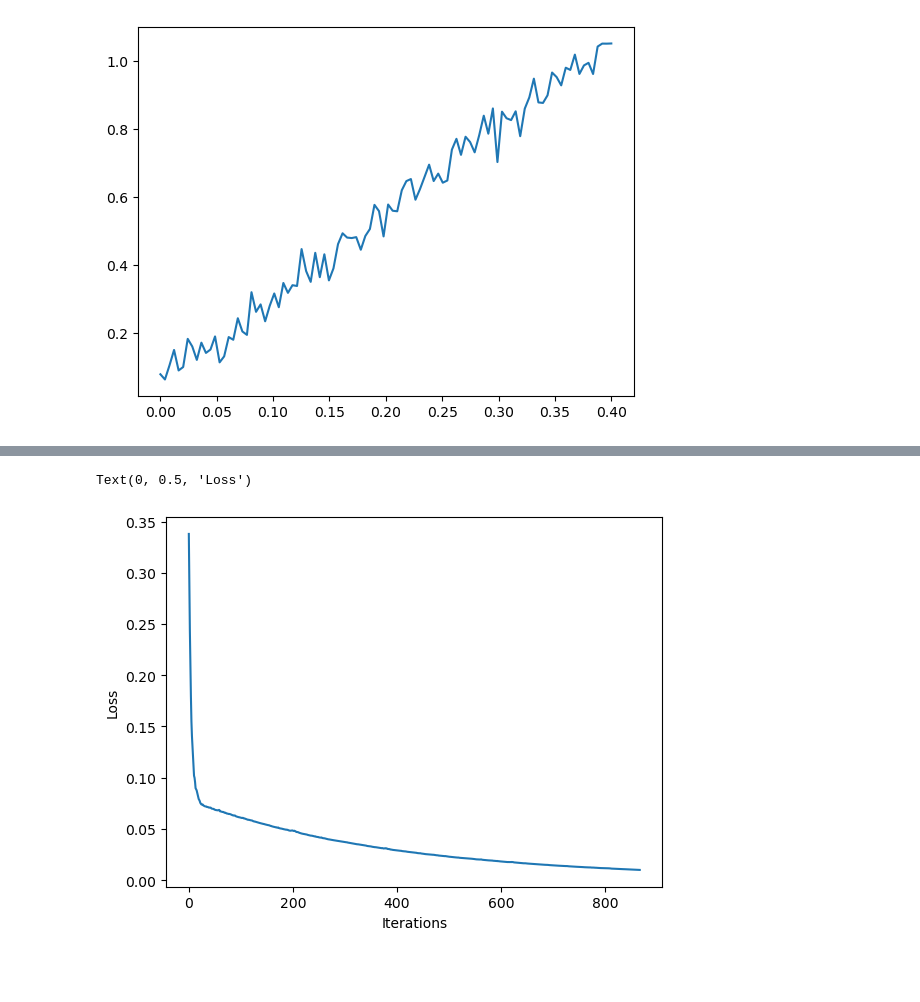
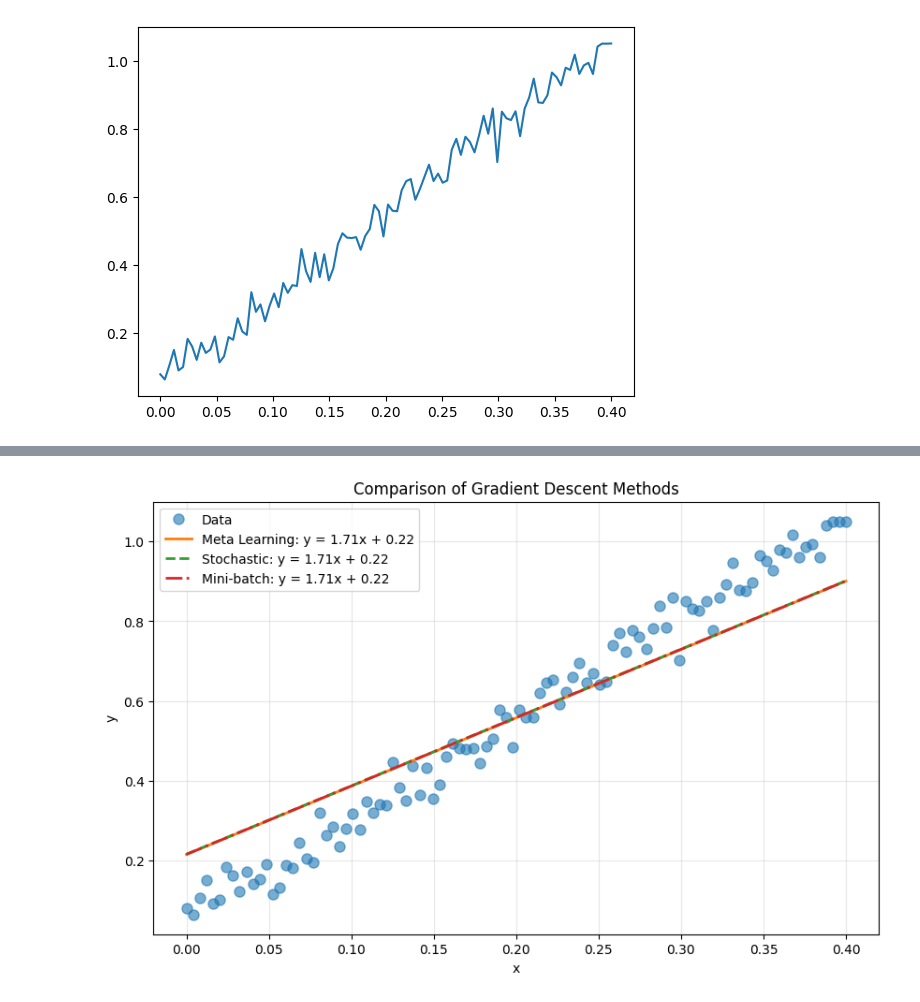
Before and after one commit to GreenCurve/prj-fin, a Jupyter notebook: 01_Floating_point_numbers.ipynb, the cells around one changed output, grey strips where cells are left out. Drawn from its saved outputs; the diff is of its cells as text; code cells hidden in the pictures; blank space fills up the shorter version.

```diff
--- a/01_Floating_point_numbers.ipynb
+++ b/01_Floating_point_numbers.ipynb
@@ -22,6 +25,7 @@ def gradient_descent_meta(data_x, data_y, iterations=500, learning_rate=0.05, to
     mc = []      # save the values of m and c for visualization only
     loss = []
 
+    start = time.time()
 
     loss_c = tol + 1
 
@@ -48,7 +52,8 @@ def gradient_descent_meta(data_x, data_y, iterations=500, learning_rate=0.05, to
         # Save the current values of m and c
         mc.append((m, c))
 
-    return m, c, mc, loss
+    end = time.time() - start
+    return m, c, mc, loss, end
 # %% [markdown]
 ### Mini Batch
 # %% [markdown]
@@ -62,6 +67,8 @@ def gradient_descent_mini(data_x, data_y, iterations=500, learning_rate=0.05, to
     mc = []      # save the values of m and c for visualization only
     loss = []
     loss_c = tol + 10
+
+    start = time.time()
 
     while loss_c > tol:
         # Random mini-batch selection (fastest method)
@@ -86,7 +93,8 @@ def gradient_descent_mini(data_x, data_y, iterations=500, learning_rate=0.05, to
         loss.append(loss_c)
         mc.append((m, c))
 
-    return m, c, mc, loss
+    end = time.time() - start
+    return m, c, mc, loss, end
 # %% [markdown]
 ### Stochastic gradient descent
 # %% [markdown]
@@ -100,6 +108,8 @@ def gradient_descent_stoch(data_x, data_y, iterations=500, learning_rate=0.05, t
     mc = []      # save the values of m and c for visualization only
     loss = []
     loss_c = tol + 10
+
+    start = time.time()
 
     while loss_c > tol:
         # Random sample selection
@@ -125,5 +135,6 @@ def gradient_descent_stoch(data_x, data_y, iterations=500, learning_rate=0.05, t
 
         mc.append((m, c))
 
-    return m, c, mc, loss
+    end = time.time() - start
+    return m, c, mc, loss, end
 # %% [markdown]
@@ -180,10 +243,10 @@ plt.show()
 np.random.seed(42)
 
 # Generate data with a linear relationship: y = 2.5x + 1.5 + noise
-data_x = np.linspace(0, 10, 1000000)
+data_x = np.linspace(0, 10, 100)
 true_slope = 2.5
 true_intercept = 1.5
-noise = np.random.normal(0, 1, 1000000)  # Add some noise
+noise = np.random.normal(0, 1, 100)  # Add some noise
 data_y = true_slope * data_x + true_intercept + noise
 
 data_x = data_x/25
@@ -203,9 +308,30 @@ Intercept (c): 0.2220905503214633
 # %%
-# The loss is decreasing with the number of iterations
+# Plot all predictions on the same plot
+plt.figure(figsize=(10, 6))
 
-plt.plot(loss)
-plt.xlabel("Iterations")
-plt.ylabel("Loss")
+# Plot original data
+plt.plot(data_x, data_y, 'o', label='Data', markersize=8, alpha=0.6)
+
+# Plot Meta Learning prediction
+y_pred_meta = slope_meta * data_x + intercept_meta
+plt.plot(data_x, y_pred_meta, '-', linewidth=2,
+         label=f'Meta Learning: y = {slope_meta:.2f}x + {intercept_meta:.2f}')
+
+# Plot Stochastic prediction
+y_pred_stoch = slope_stoch * data_x + intercept_stoch
+plt.plot(data_x, y_pred_stoch, '--', linewidth=2,
+         label=f'Stochastic: y = {slope_stoch:.2f}x + {intercept_stoch:.2f}')
+
+# Plot Mini-batch prediction
+y_pred_mini = slope_mini * data_x + intercept_mini
+plt.plot(data_x, y_pred_mini, '-.', linewidth=2,
+         label=f'Mini-batch: y = {slope_mini:.2f}x + {intercept_mini:.2f}')
+
+plt.legend(fontsize=10)
+plt.xlabel('x')
+plt.ylabel('y')
+plt.title('Comparison of Gradient Descent Methods')
+plt.grid(True, alpha=0.3)
+plt.show()
 # %% [output]
-Text(0, 0.5, 'Loss')
-[figure, old version]
+[figure, new version]
```
Also changed, not shown: parts of 14 cells of this notebook.
